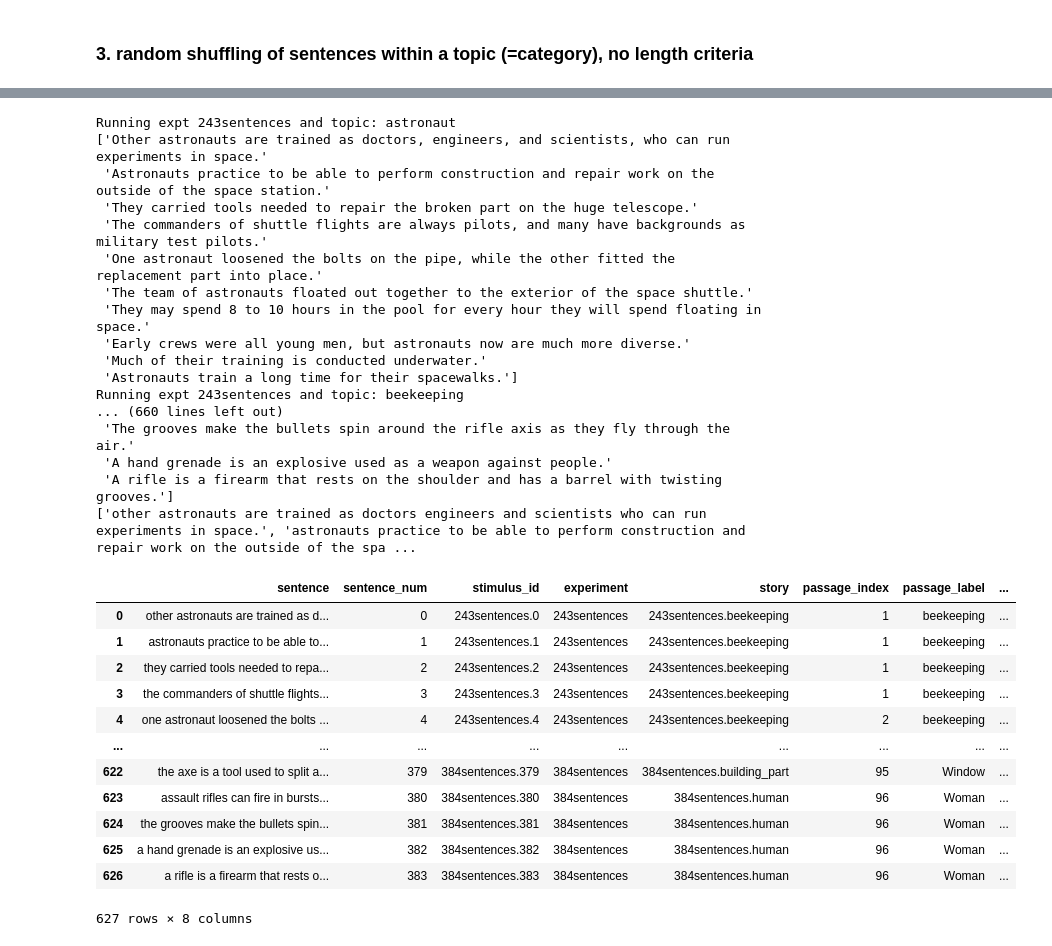
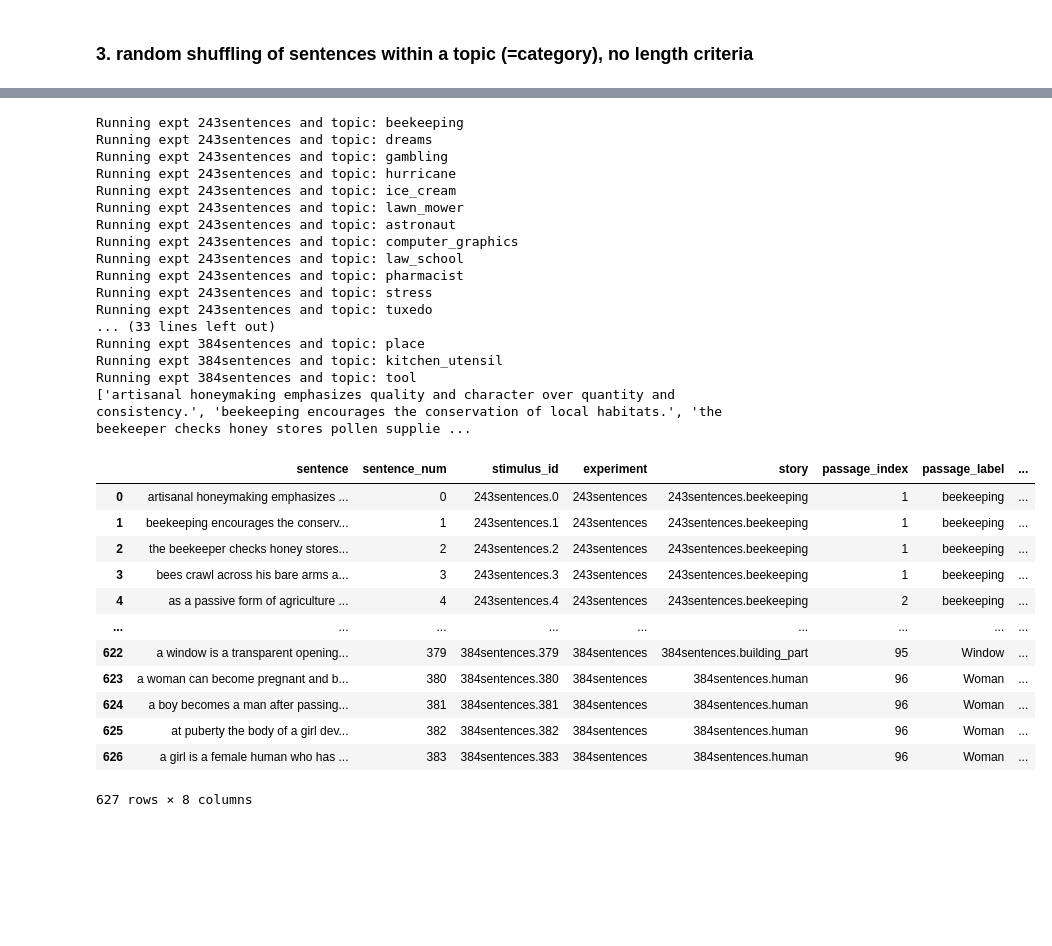
Before and after one commit to carina-kauf/perturbed-neural-nlp, a Jupyter notebook: ressources/stimuli_creation/3_create_sentence-meaning-manipulation.ipynb, the cells around one changed output, grey strips where cells are left out. Drawn from its saved outputs; the diff is of its cells as text; code cells hidden in the pictures; blank space fills up the shorter version.

Commit message:
within topic shuffle

```diff
--- a/ressources/stimuli_creation/3_create_sentence-meaning-manipulation.ipynb
+++ b/ressources/stimuli_creation/3_create_sentence-meaning-manipulation.ipynb
@@ -562,6 +563,7 @@ def passage_shuffle(stimuli_df):
     random.seed(42)
 
     new_sents = []
+    new_passidx = [] # for checking that the passage indices indeed are correct and NOT changed
     stimuli_df_copy = stimuli_df.copy(deep=True)
 
     for exp in list(np.unique(stimuli_df_copy["experiment"])):
@@ -572,16 +574,17 @@ def passage_shuffle(stimuli_df):
 
             while True:
                 shuffled_df = shuffled_df.sample(frac=1)
-        #         print('permuting')
                 if not any(curr_df.index.values[i] == shuffled_df.index.values[i] for i in range(len(curr_df.index.values))):
+                    new_sents.append(list(shuffled_df.sentence))
+                    new_passidx.append(list(shuffled_df.passage_index))
                     break
 
-            new_sents.append(list(shuffled_df.sentence))
     new_sents = [item for sublist in new_sents for item in sublist]
+    new_passidx = [item for sublist in new_passidx for item in sublist]
 
-    return new_sents
+    return new_sents, new_passidx
 # %%
-new_sents = passage_shuffle(stimuli_df)
+new_sents, new_passidx = passage_shuffle(stimuli_df)
 
 #assimilate sentences with Mollica-style (i.e., strip sentence-internal punctuation, lowercase)
 shuffled_sentences = [re.sub(r'[^\w\d\s\']+', '', sent.lower()) + "." for sent in new_sents]
@@ -618,3 +621,10 @@ for idx, sent in enumerate(stimuli_df.sentence.values):
     if (sent == new_sents[idx]):
         print(sent, new_sents[idx])
     assert(sent != new_sents[idx])
+# %%
+# check that passage idx are placed in the same spot
+for idx, t in enumerate(stimuli_df.passage_index.values):
+    print(t, new_passidx[idx])
+    if (t != new_passidx[idx]):
+        print(t, new_passidx[idx])
+    assert(t == new_passidx[idx])
@@ -912,47 +727,47 @@ def topic_shuffle(stimuli_df):
 # %%
-new_sents = topic_shuffle(stimuli_df)
+new_sents, new_topics = topic_shuffle(stimuli_df)
 
 #assimilate sentences with Mollica-style (i.e., strip sentence-internal punctuation, lowercase)
 shuffled_sentences = [re.sub(r'[^\w\d\s\']+', '', sent.lower()) + "." for sent in new_sents]
 
 perturbed_df = stimuli_df.copy()
 perturbed_df["sentence"] = shuffled_sentences
 
 if save:
-    fname = f"{savedir}/stimuli_sentenceshuffle-withinpassage.pkl"
+    fname = f"{savedir}/stimuli_sentenceshuffle-withintopic.pkl"
     with open(fname, 'wb') as fout:
         pickle.dump(perturbed_df, fout)
 
 print(shuffled_sentences[:5])
 perturbed_df
 # %% [output]
+Running expt 243sentences and topic: beekeeping
+Running expt 243sentences and topic: dreams
+Running expt 243sentences and topic: gambling
+Running expt 243sentences and topic: hurricane
+Running expt 243sentences and topic: ice_cream
+Running expt 243sentences and topic: lawn_mower
 Running expt 243sentences and topic: astronaut
-['Other astronauts are trained as doctors, engineers, and scientists, who can run experiments in space.'
- 'Astronauts practice to be able to perform construction and repair work on the outside of the space station.'
- 'They carried tools needed to repair the broken part on the huge telescope.'
- 'The commanders of shuttle flights are always pilots, and many have backgrounds as military test pilots.'
- 'One astronaut loosened the bolts on the pipe, while the other fitted the replacement part into place.'
- 'The team of astronauts floated out together to the exterior of the space shuttle.'
- 'They may spend 8 to 10 hours in the pool for every hour they will spend floating in space.'
- 'Early crews were all young men, but astronauts now are much more diverse.'
- 'Much of their training is conducted underwater.'
- 'Astronauts train a long time for their spacewalks.']
-Running expt 243sentences and topic: beekeeping
-... (660 lines left out)
- 'The grooves make the bullets spin around the rifle axis as they fly through the air.'
- 'A hand grenade is an explosive used as a weapon against people.'
- 'A rifle is a firearm that rests on the shoulder and has a barrel with twisting grooves.']
-['other astronauts are trained as doctors engineers and scientists who can run experiments in space.', 'astronauts practice to be able to perform construction and repair work on the outside of the spa ...
+Running expt 243sentences and topic: computer_graphics
+Running expt 243sentences and topic: law_school
+Running expt 243sentences and topic: pharmacist
+Running expt 243sentences and topic: stress
+Running expt 243sentences and topic: tuxedo
+... (33 lines left out)
+Running expt 384sentences and topic: place
+Running expt 384sentences and topic: kitchen_utensil
+Running expt 384sentences and topic: tool
+['artisanal honeymaking emphasizes quality and character over quantity and consistency.', 'beekeeping encourages the conservation of local habitats.', 'the beekeeper checks honey stores pollen supplie ...
 |  | sentence | sentence_num | stimulus_id | experiment | story | passage_index | passage_label | ... |
-| 0 | other astronauts are trained as d... | 0 | 243sentences.0 | 243sentences | 243sentences.beekeeping | 1 | beekeeping | ... |
-| 1 | astronauts practice to be able to... | 1 | 243sentences.1 | 243sentences | 243sentences.beekeeping | 1 | beekeeping | ... |
-| 2 | they carried tools needed to repa... | 2 | 243sentences.2 | 243sentences | 243sentences.beekeeping | 1 | beekeeping | ... |
-| 3 | the commanders of shuttle flights... | 3 | 243sentences.3 | 243sentences | 243sentences.beekeeping | 1 | beekeeping | ... |
-| 4 | one astronaut loosened the bolts ... | 4 | 243sentences.4 | 243sentences | 243sentences.beekeeping | 2 | beekeeping | ... |
+| 0 | artisanal honeymaking emphasizes ... | 0 | 243sentences.0 | 243sentences | 243sentences.beekeeping | 1 | beekeeping | ... |
+| 1 | beekeeping encourages the conserv... | 1 | 243sentences.1 | 243sentences | 243sentences.beekeeping | 1 | beekeeping | ... |
+| 2 | the beekeeper checks honey stores... | 2 | 243sentences.2 | 243sentences | 243sentences.beekeeping | 1 | beekeeping | ... |
+| 3 | bees crawl across his bare arms a... | 3 | 243sentences.3 | 243sentences | 243sentences.beekeeping | 1 | beekeeping | ... |
+| 4 | as a passive form of agriculture ... | 4 | 243sentences.4 | 243sentences | 243sentences.beekeeping | 2 | beekeeping | ... |
 | ... | ... | ... | ... | ... | ... | ... | ... | ... |
-| 622 | the axe is a tool used to split a... | 379 | 384sentences.379 | 384sentences | 384sentences.building_part | 95 | Window | ... |
-| 623 | assault rifles can fire in bursts... | 380 | 384sentences.380 | 384sentences | 384sentences.human | 96 | Woman | ... |
-| 624 | the grooves make the bullets spin... | 381 | 384sentences.381 | 384sentences | 384sentences.human | 96 | Woman | ... |
-| 625 | a hand grenade is an explosive us... | 382 | 384sentences.382 | 384sentences | 384sentences.human | 96 | Woman | ... |
-| 626 | a rifle is a firearm that rests o... | 383 | 384sentences.383 | 384sentences | 384sentences.human | 96 | Woman | ... |
+| 622 | a window is a transparent opening... | 379 | 384sentences.379 | 384sentences | 384sentences.building_part | 95 | Window | ... |
+| 623 | a woman can become pregnant and b... | 380 | 384sentences.380 | 384sentences | 384sentences.human | 96 | Woman | ... |
+| 624 | a boy becomes a man after passing... | 381 | 384sentences.381 | 384sentences | 384sentences.human | 96 | Woman | ... |
+| 625 | at puberty the body of a girl dev... | 382 | 384sentences.382 | 384sentences | 384sentences.human | 96 | Woman | ... |
+| 626 | a girl is a female human who has ... | 383 | 384sentences.383 | 384sentences | 384sentences.human | 96 | Woman | ... |
 627 rows × 8 columns
```
Also changed, not shown: parts of 20 cells of this notebook, 2 other files.
